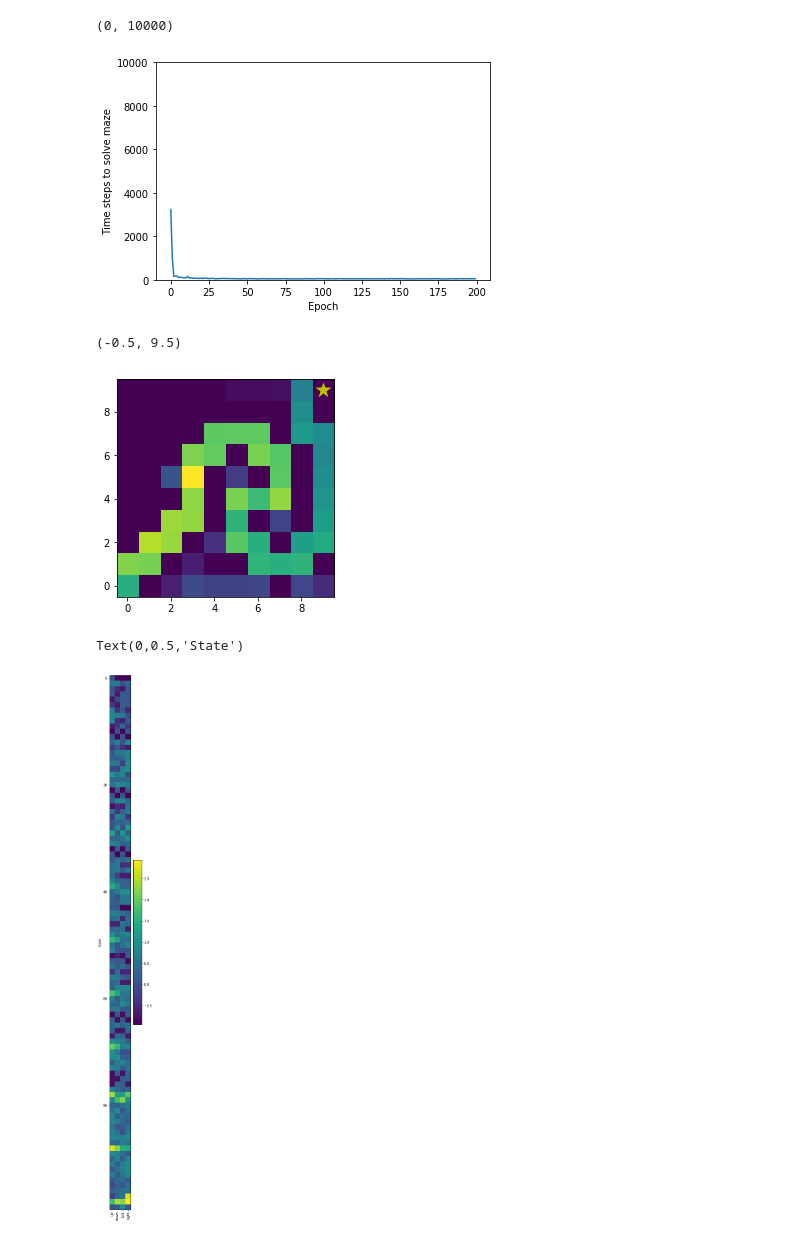
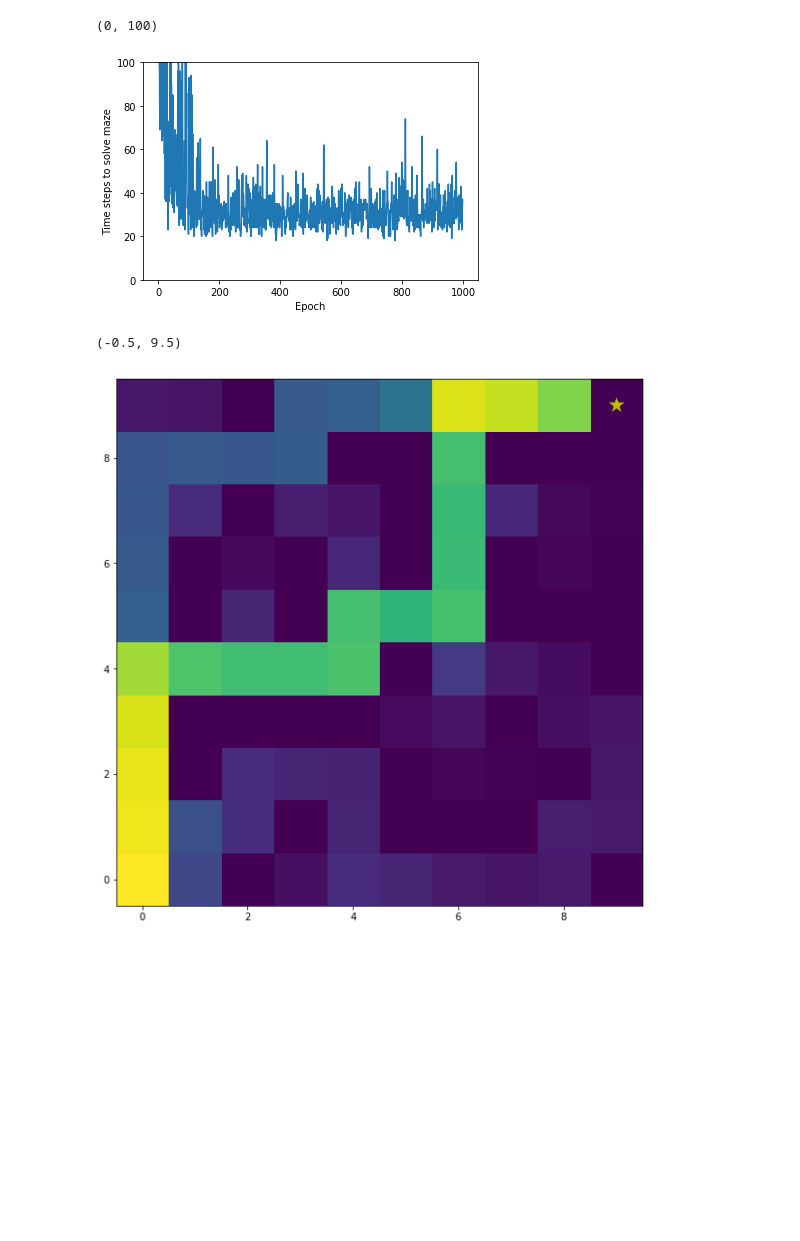
Before and after one commit to bandreghetti/ICIN2018-2, a Jupyter notebook: Exp6/Q-table.ipynb, the cells around one changed output. Drawn from its saved outputs; the diff is of its cells as text; code cells hidden in the pictures; blank space fills up the shorter version.

```diff
--- a/Exp6/Q-table.ipynb
+++ b/Exp6/Q-table.ipynb
@@ -6,6 +6,7 @@ import matplotlib.pyplot as plt
 from environment import MazeEnv
 mx = 10
 my = 10
+max_steps = mx*my
 env = MazeEnv(mx, my)
 env.reset()
 env.render()
@@ -14,9 +15,9 @@ env.render()
 # %%
 Q = np.random.rand(mx * my, 4)  # dimensions: states, actions
 
-alpha = 0.3  # learning rate, i.e. which fraction of the Q values should be updated
+alpha = 0.2  # learning rate, i.e. which fraction of the Q values should be updated
 gamma = 0.9  # discount factor, i.e. to which extent the algorithm considers possible future rewards
-epsilon = 0.2  # probability to choose random action instead of best action
+epsilon = 0.4  # probability to choose random action instead of best action
 
 def state_index(state):
     return state[0] + mx * state[1]
@@ -26,11 +27,11 @@ history = []
 verbose = False
 heatmap = np.zeros((mx, my))
 
-for epoch in range(200):
+for epoch in range(1000):
     state = env.reset()
     done = False
-
-    while not done:
+    i = 0
+    while not done and env.time < max_steps:
         if verbose: print('State {} (index {}),'.format(state, state_index(state)))
         heatmap[state] += 1
 
@@ -47,33 +48,28 @@ for epoch in range(200):
         Q[state_index(state), action] += alpha * (reward + gamma * np.max(Q[state_index(new_state)]) - Q[state_index(state), action])
         state = new_state
 
-    history.append(info['time'])
+    if env.time != max_steps:
+        history.append(info['time'])
+    else:
+        history.append(max_steps+1)
     if verbose: print('Finished in {} steps'.format(info['time']))
 # %%
 plt.plot(history)
 plt.xlabel('Epoch')
 plt.ylabel('Time steps to solve maze')
-plt.ylim(0, 10000)
+plt.ylim(0, max_steps)
 # %% [output]
-(0, 10000)
+(0, 100)
-[figure, old version]
+[figure, new version]
 # %%
+plt.figure(figsize=(mx, my))
 plt.imshow(heatmap.T, interpolation='none', origin='lower')
 plt.plot(env.treasure[0], env.treasure[1], 'y*', mec='none', markersize=17)  # TODO: Maybe do not get treasure variable directly.
 plt.xlim(-0.5, mx - 0.5)
 plt.ylim(-0.5, my - 0.5)
 # %% [output]
 (-0.5, 9.5)
-[figure, old version]
+[figure, new version]
-# %%
-plt.figure(figsize=(3, 30))
-plt.imshow(Q, interpolation='none')
-plt.xticks(list(env.action_to_label.keys()), list(env.action_to_label.values()), rotation='vertical')
-plt.colorbar()
-plt.ylabel('State')
-# %% [output]
-Text(0,0.5,'State')
-[figure, removed]
 # %%
 # Plot arrows for each direction, where the arrow width represents the Q value.
 env.reset()
```
Also changed, not shown: parts of 4 cells of this notebook, 3 other files.
